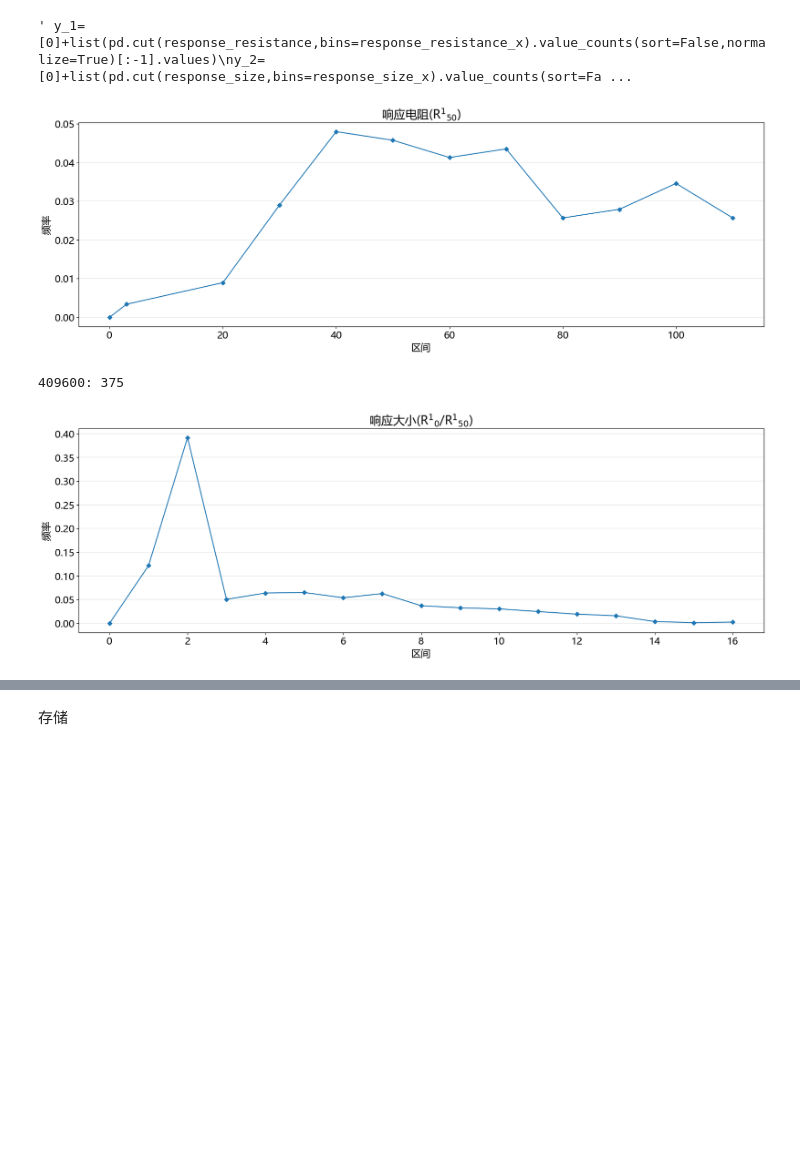
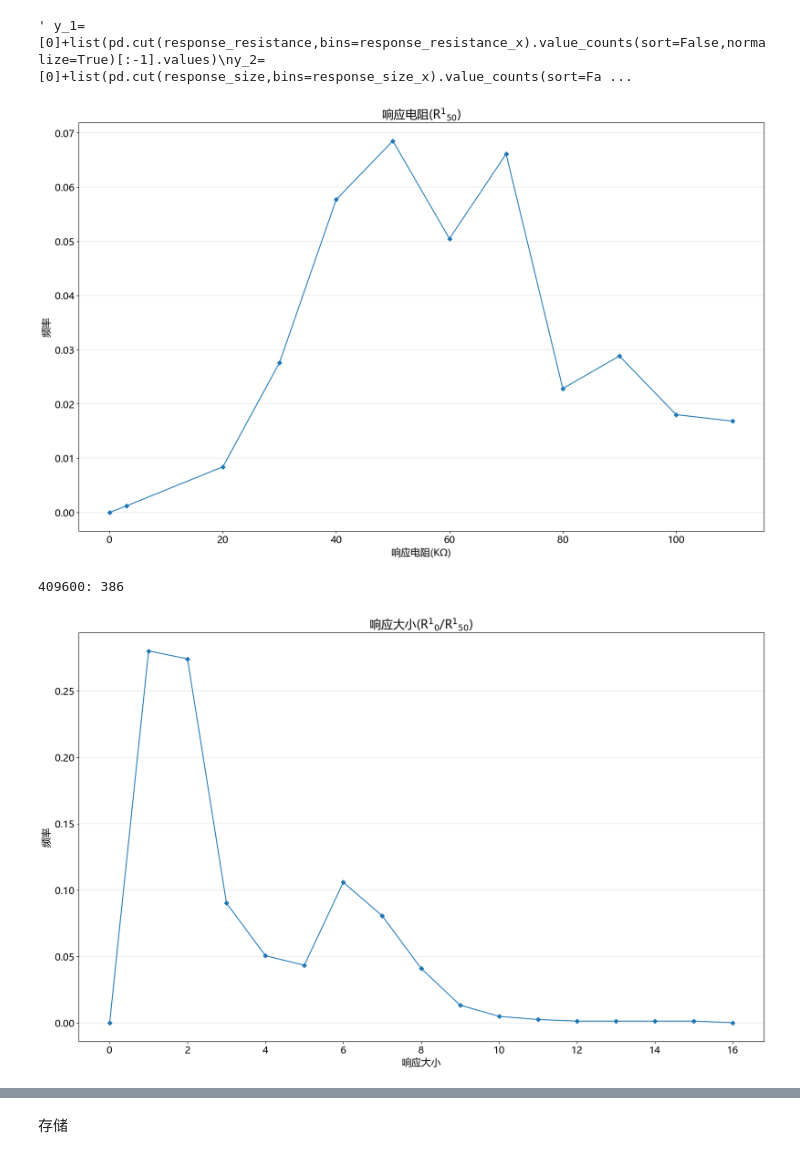
Before and after one commit to lomvix/microchip_data, a Jupyter notebook: data_process_TVOC.ipynb, the cells around one changed output, grey strips where cells are left out. Saved outputs shown, nothing was run; the diff lists cells and outputs as text; code cells hidden in the pictures; blank space fills up the shorter version.

```diff
--- a/data_process_TVOC.ipynb
+++ b/data_process_TVOC.ipynb
@@ -375,5 +376,6 @@ filtered_no
 # %%
-path_="data/"+"06-17 14-04-52 Cal.txt"#引号内填入上述要处理的文件名
+path_="data/"+"06-15 16-50-21 TVOC12BP1A1+1024ETH.txt"#引号内填入上述要处理的文件名
 data = pd.read_csv(path_,sep=r'\s+',names=[str(i) for i in range(2500)])
 data=data.transpose().dropna(how="all",axis=0)
 data = data[data.sum(axis=1) != 0][1:]
+batch_name=path_[20:-4]
@@ -455,9 +459,9 @@ if data.columns.__len__()==8:
 # %%
 plt.rcParams['font.sans-serif'] = ['Microsoft YaHei']
 plt.rcParams["font.size"] =16
-plt.figure(figsize=(20, 6))
+plt.figure(figsize=(20, 12))
 plt.title("响应电阻(R$^{1}$$_{50}$)")
-plt.xlabel("区间")
+plt.xlabel("响应电阻(KΩ)")
 plt.ylabel("频率")
 plt.grid( axis='y', linewidth=0.3)
 plt.plot(x_1, y_1 ,marker='D', markersize=5)
@@ -466,60 +470,61 @@ plt.show()
 
 print("409600:",pd.cut(response_resistance,bins=response_resistance_x).value_counts(sort=False).values[-1])
 
-plt.figure(figsize=(20, 6))
+plt.figure(figsize=(20, 12))
 plt.title("响应大小(R$^{1}$$_{0}$/R$^{1}$$_{50}$)")
-plt.xlabel("区间")
+plt.xlabel("响应大小")
 plt.ylabel("频率")
 plt.grid( axis='y', linewidth=0.3)
 plt.plot(x_2, y_2, marker='D', markersize=5)
 plt.savefig('响应大小.png')
 plt.show()
 
-plt.figure(figsize=(20, 6))
+plt.figure(figsize=(20, 12))
 plt.title("区分度(R$^{1}$$_{50}$/R$_{80}$)")
-plt.xlabel("区间")
+plt.xlabel("区分度")
 plt.ylabel("频率")
 plt.grid( axis='y', linewidth=0.3)
 plt.plot(x_3, y_3, marker='D', markersize=5)
 plt.savefig('区分度.png')
 plt.show()
 
-plt.figure(figsize=(20, 6))
+plt.figure(figsize=(20, 12))
 plt.title("响应稳定性(R$^{2}$$_{50}$/R$^{1}$$_{50}$)")
-plt.xlabel("区间")
+plt.xlabel("响应稳定性")
 plt.ylabel("频率")
 plt.grid( axis='y', linewidth=0.3)
 plt.plot(x_4, y_4, marker='D', markersize=5)
 plt.savefig('响应稳定性.png')
 plt.show()
 
-plt.figure(figsize=(20, 6))
+plt.figure(figsize=(20, 12))
 plt.title("恢复程度(R$_{53}$/R$^{1}$$_{0}$)")
-plt.xlabel("区间")
+plt.xlabel("恢复程度")
 plt.ylabel("频率")
 plt.grid( axis='y', linewidth=0.3)
 plt.plot(x_5, y_5, marker='D', markersize=5)
 plt.savefig('恢复程度.png')
 plt.show()
 
-plt.figure(figsize=(20, 6))
+plt.figure(figsize=(20, 12))
 plt.title("基线偏差[(R$^{1}$$_{0}$-R$^{2}$$_{0}$)/R$^{1}$$_{0}$]")
-plt.xlabel("区间")
+plt.xlabel("基线偏差")
 plt.ylabel("频率")
 plt.grid( axis='y', linewidth=0.3)
 plt.plot(x_6, y_6, marker='D', markersize=5)
 plt.savefig('基线偏差.png')
 plt.show()
 
 if data.columns.__len__()==8:
+    plt.figure(figsize=(20, 12))
     plt.title("大浓度区分度值(R$_{200}$/R$_{100}$)")
-    plt.xlabel("区间")
+    plt.xlabel("大浓度区分度值")
     plt.ylabel("频率")
     plt.grid( axis='y', linewidth=0.3)
     plt.plot(x_7, y_7, marker='D', markersize=5)
     plt.savefig('大浓度区分度值.png')
     plt.show()
 # %% [output]
-[figure, old version]
+[figure, new version]
-409600: 375
+409600: 386
-[figure, old version]
+[figure, new version]
```
Also changed, not shown: parts of 10 cells of this notebook, 1 other file.
